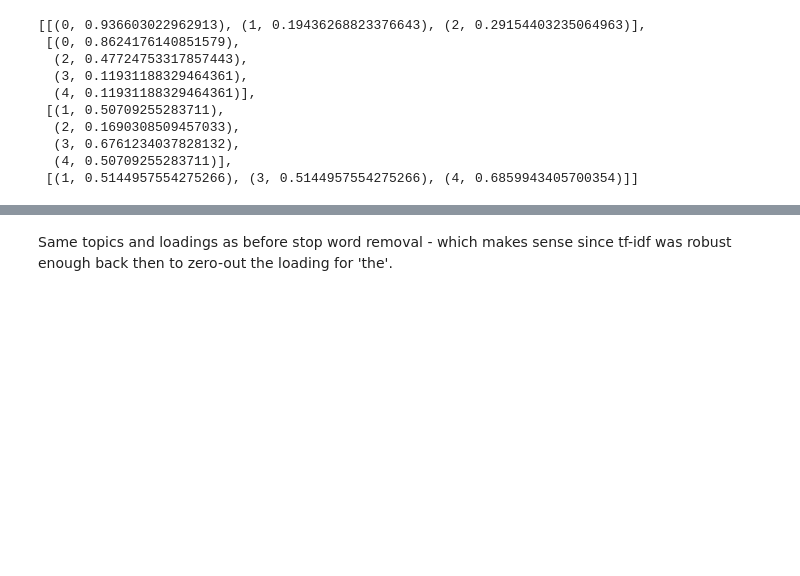
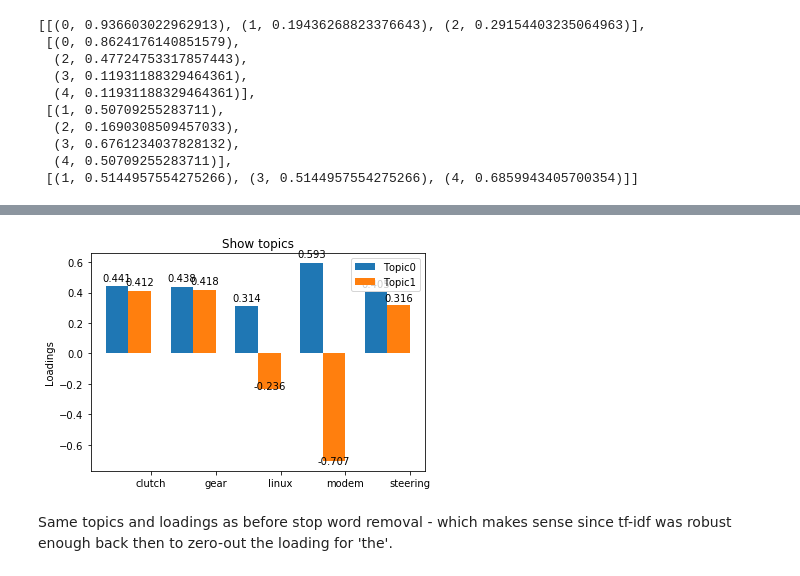
Before and after one commit to iconix/nlp-sandbox, a Jupyter notebook: topic_models.ipynb, the cells around one changed output, grey strips where cells are left out. Saved outputs shown, nothing was run; the diff lists cells and outputs as text; code cells hidden in the pictures; blank space fills up the shorter version.

```diff
--- a/topic_models.ipynb
+++ b/topic_models.ipynb
@@ -491,6 +571,7 @@ tfidf
  [(1, 0.5144957554275266), (3, 0.5144957554275266), (4, 0.6859943405700354)]]
 # %%
 lsi = models.LsiModel(tfidf, id2word=dictionary, num_topics=2) # initialize an LSI transformation
-lsi.print_topics(-1)
+topics = lsi.show_topics(-1, formatted=False)
+topics
 # %% [output]
 [(0,
@@ -500,3 +589,7 @@ lsi.print_topics(-1)
+# %%
+plot_topics(topics)
+# %% [output]
+[figure, added]
 # %% [markdown]
 Same topics and loadings as before stop word removal - which makes sense since tf-idf was robust enough back then to zero-out the loading for 'the'.
 # %%
```
Also changed, not shown: parts of 36 cells of this notebook.
